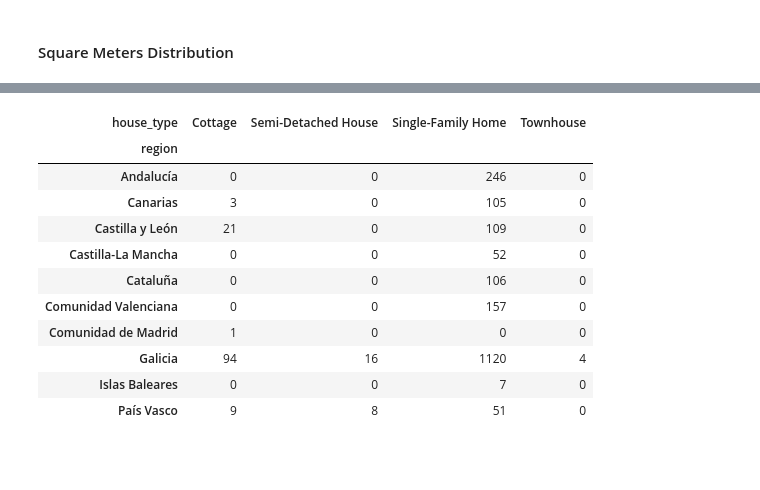
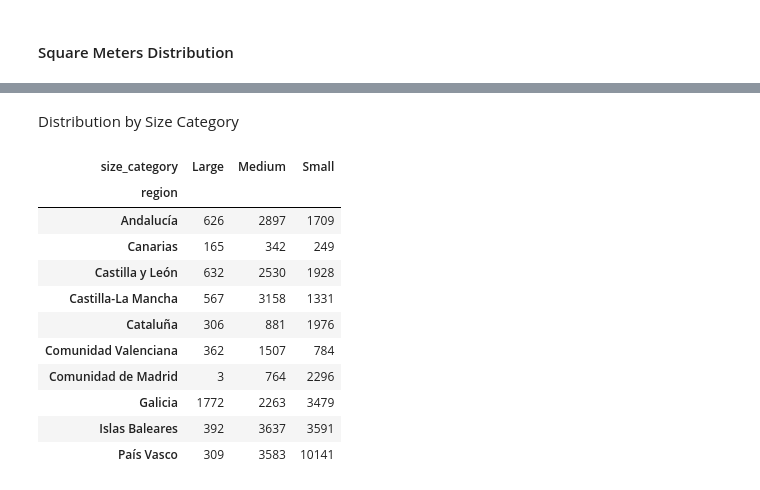
Before and after one commit to fer78/Data-Analytics-Final-Portfolio-Project, a Jupyter notebook: Data-Analytics-Final-Portfolio-Project.ipynb, the cells around one changed output, grey strips where cells are left out. Saved outputs shown, nothing was run; the diff lists cells and outputs as text; code cells hidden in the pictures; blank space fills up the shorter version.

```diff
--- a/Data-Analytics-Final-Portfolio-Project.ipynb
+++ b/Data-Analytics-Final-Portfolio-Project.ipynb
@@ -1436,18 +1441,17 @@ plot_histogram(affordable, 'm2_real')
+# %% [markdown]
+Distribution by Size Category
 # %%
-# Finding
-more = affordable[affordable['m2_real'] > 500]
-morem2 = more.groupby(['region', 'house_type'], observed=False).size().unstack(fill_value=0)
-morem2
+affordable.groupby(['region', 'size_category'], observed=False).size().unstack(fill_value=0)
 # %% [output]
-| house_type | Cottage | Semi-Detached House | Single-Family Home | Townhouse |
-| region |  |  |  |  |
-| Andalucía | 0 | 0 | 246 | 0 |
-| Canarias | 3 | 0 | 105 | 0 |
-| Castilla y León | 21 | 0 | 109 | 0 |
-| Castilla-La Mancha | 0 | 0 | 52 | 0 |
-| Cataluña | 0 | 0 | 106 | 0 |
-| Comunidad Valenciana | 0 | 0 | 157 | 0 |
-| Comunidad de Madrid | 1 | 0 | 0 | 0 |
-| Galicia | 94 | 16 | 1120 | 4 |
-| Islas Baleares | 0 | 0 | 7 | 0 |
-| País Vasco | 9 | 8 | 51 | 0 |
+| size_category | Large | Medium | Small |
+| region |  |  |  |
+| Andalucía | 626 | 2897 | 1709 |
+| Canarias | 165 | 342 | 249 |
+| Castilla y León | 632 | 2530 | 1928 |
+| Castilla-La Mancha | 567 | 3158 | 1331 |
+| Cataluña | 306 | 881 | 1976 |
+| Comunidad Valenciana | 362 | 1507 | 784 |
+| Comunidad de Madrid | 3 | 764 | 2296 |
+| Galicia | 1772 | 2263 | 3479 |
+| Islas Baleares | 392 | 3637 | 3591 |
+| País Vasco | 309 | 3583 | 10141 |
```
Also changed, not shown: parts of 27 cells of this notebook, 3 other files.
